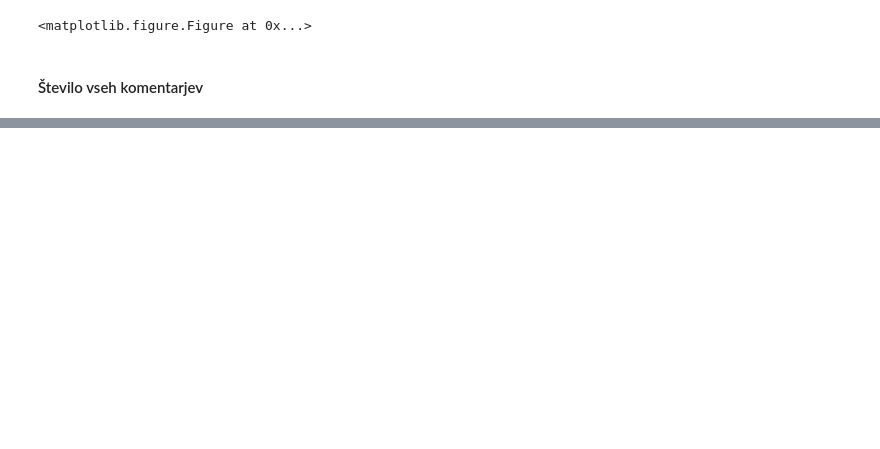
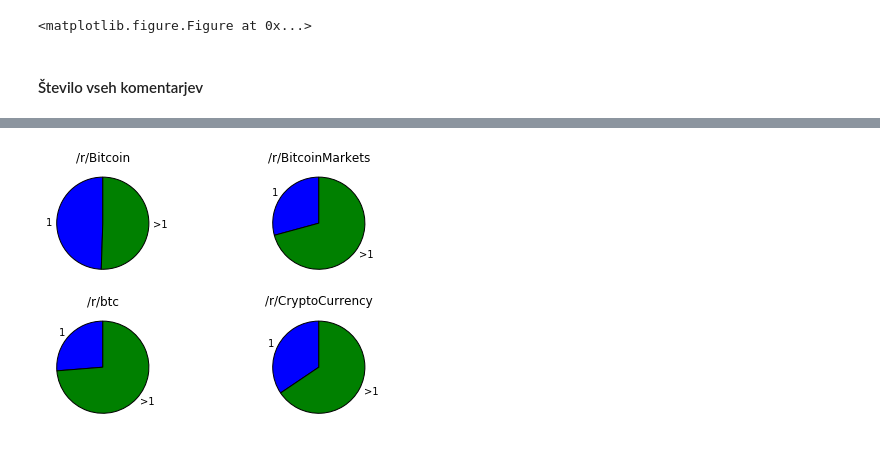
Before and after one commit to zl8252/PR18zl, a Jupyter notebook: data_analysis/reddit_data.ipynb, the cells around one changed output, grey strips where cells are left out. Drawn from its saved outputs; the diff is of its cells as text; code cells hidden in the pictures; blank space fills up the shorter version.

```diff
--- a/data_analysis/reddit_data.ipynb
+++ b/data_analysis/reddit_data.ipynb
@@ -317,0 +459,28 @@ fig.savefig('../assets/subreddits_st_komentarjev.png')
+# %%
+fig = plt.figure()
+
+labels = ["1", ">1"]
+
+# bitcoin
+bitcoin_ax = fig.add_axes(fig.add_axes([0, 0, .4, .4], aspect=1))
+bitcoin_ax.pie(bitcoin_score_stats, startangle=90, labels=labels)
+bitcoin_ax.set_title("/r/Bitcoin")
+
+# bitcoinMarkets
+bitcoinMarkets_ax = fig.add_axes(fig.add_axes([.5, 0, .4, .4], aspect=1))
+bitcoinMarkets_ax.pie(bitcoinMarkets_score_stats, startangle=90, labels=labels)
+bitcoinMarkets_ax.set_title("/r/BitcoinMarkets")
+
+# btc
+btc_ax = fig.add_axes(fig.add_axes([0, -.5, .4, .4], aspect=1))
+btc_ax.pie(btc_score_stats, startangle=90, labels=labels)
+btc_ax.set_title("/r/btc")
+
+# cryptocurrency
+cryptocurrency_ax = fig.add_axes(fig.add_axes([.5, -.5, .4, .4], aspect=1))
+cryptocurrency_ax.pie(cryptocurrency_score_stats, startangle=90, labels=labels)
+cryptocurrency_ax.set_title("/r/CryptoCurrency")
+
+plt.show()
+# %% [output]
+[figure, added]
```
Also changed, not shown: parts of 12 cells of this notebook, 8 other files.
